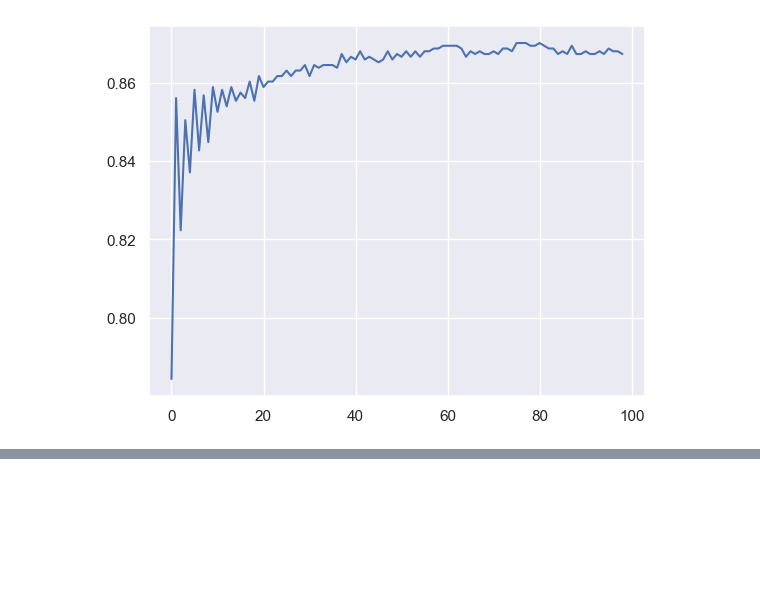
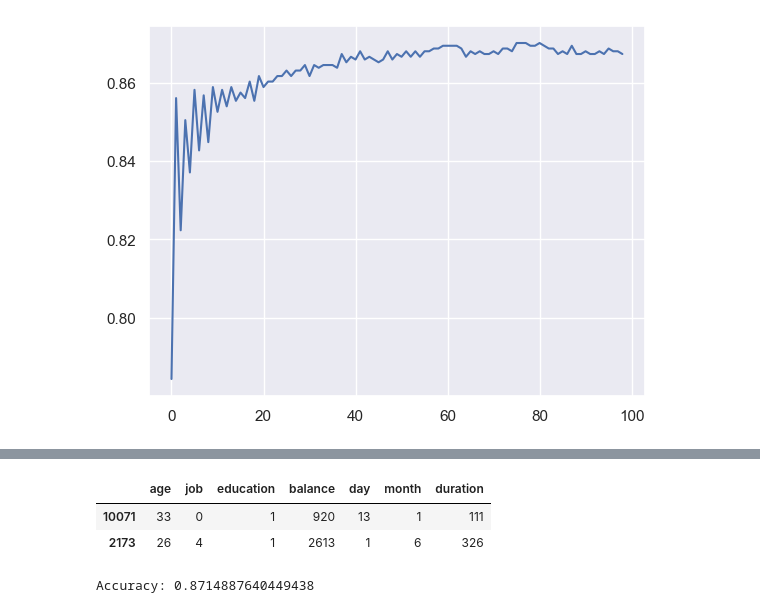
Before and after one commit to Wojw99/bank-expert-system, a Jupyter notebook: loan_classifier.ipynb, the cells around one changed output, grey strips where cells are left out. Saved outputs shown, nothing was run; the diff lists cells and outputs as text; code cells hidden in the pictures; blank space fills up the shorter version.

```diff
--- a/loan_classifier.ipynb
+++ b/loan_classifier.ipynb
@@ -283,0 +364,21 @@ Accuracy: 0.8679775280898876
+# %%
+x_train_limited.head(2)
+# %% [output]
+|  | age | job | education | balance | day | month | duration |
+| 10071 | 33 | 0 | 1 | 920 | 13 | 1 | 111 |
+| 2173 | 26 | 4 | 1 | 2613 | 1 | 6 | 326 |
+# %%
+forest = RandomForestClassifier(
+    random_state=42,
+    n_estimators=60,
+    max_depth=None,
+    min_samples_split=5,
+    min_samples_leaf=1
+)
+forest.fit(x_train_limited, y_train)
+
+y_pred = forest.predict(x_val_limited)
+accuracy = accuracy_score(y_val, y_pred)
+print(f"Accuracy: {accuracy}")
+# %% [output]
+Accuracy: 0.8714887640449438
```
Also changed, not shown: parts of 22 cells of this notebook.
